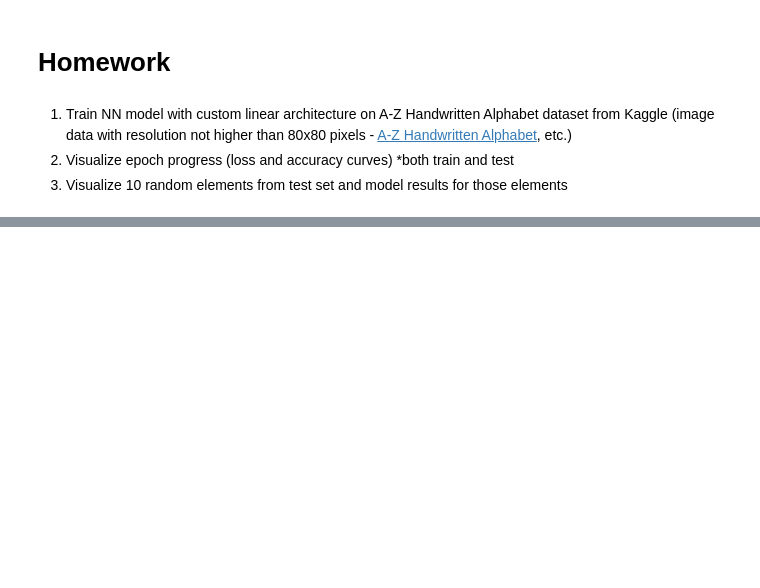
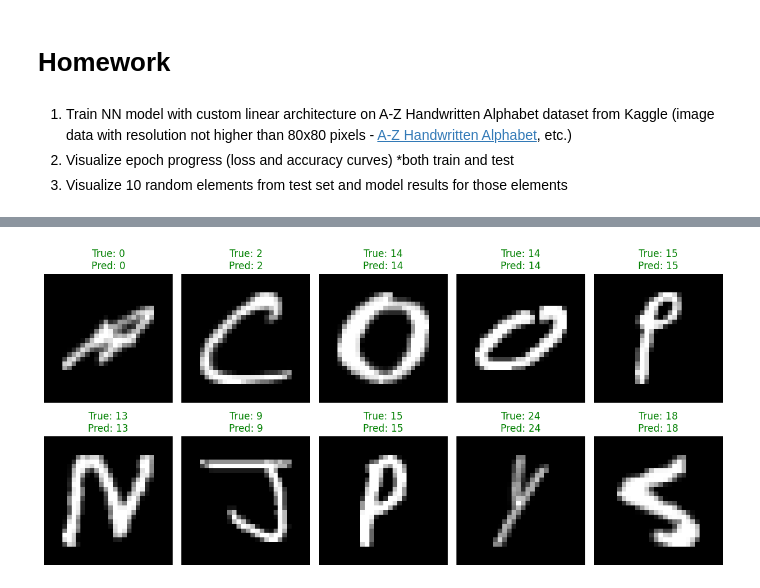
Before and after one commit to Animmant/amazinium_2026_tasks, a Jupyter notebook: archive_all_lesson/l12-22/lesson_15_pytorch/pytorch.ipynb, the cells around one changed output, grey strips where cells are left out. Drawn from its saved outputs; the diff is of its cells as text; code cells hidden in the pictures; blank space fills up the shorter version.

```diff
--- a/archive_all_lesson/l12-22/lesson_15_pytorch/pytorch.ipynb
+++ b/archive_all_lesson/l12-22/lesson_15_pytorch/pytorch.ipynb
@@ -548,0 +739,36 @@ Tools:
+# %%
+import random
+
+model.eval()
+fig, axes = plt.subplots(2, 5, figsize=(12, 6))
+
+random_indices = random.sample(
+    range(len(test_dataset)),
+    10
+)
+
+with torch.no_grad():
+    for i, ax in enumerate(axes.flat):
+        idx = random_indices[i]
+        image_tensor, label_tensor = test_dataset[idx]
+
+        # Add the batch size (1,784) and transfer it to the device
+        input_data = image_tensor.unsqueeze(0).to(device)
+        output = model(input_data)
+
+        _, predicted_class = torch.max(output, 1)
+
+        img_plot = image_tensor.numpy().reshape(28, 28)
+        true_letter = letters[label_tensor.item()]
+        pred_letter = letters[predicted_class.item()]
+
+        ax.imshow(img_plot, cmap='gray')
+
+        color = 'green' if true_letter == pred_letter else 'red'
+        ax.set_title(f"True: {true_letter}\nPred: {pred_letter}", color=color)
+        ax.axis('off')
+
+plt.tight_layout()
+plt.show()
+# %% [output]
+[figure, added]
```
Also changed, not shown: parts of 16 cells of this notebook.
